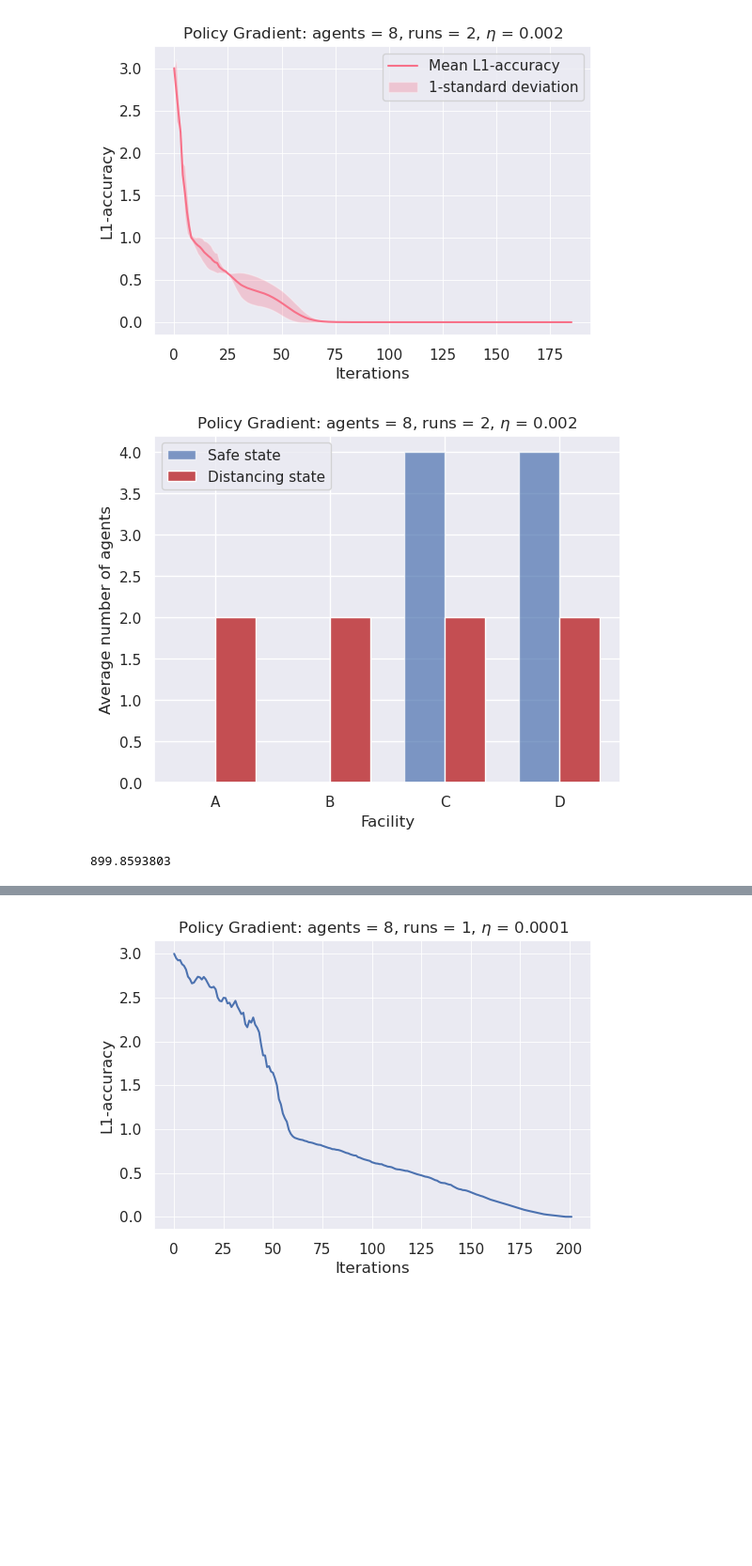
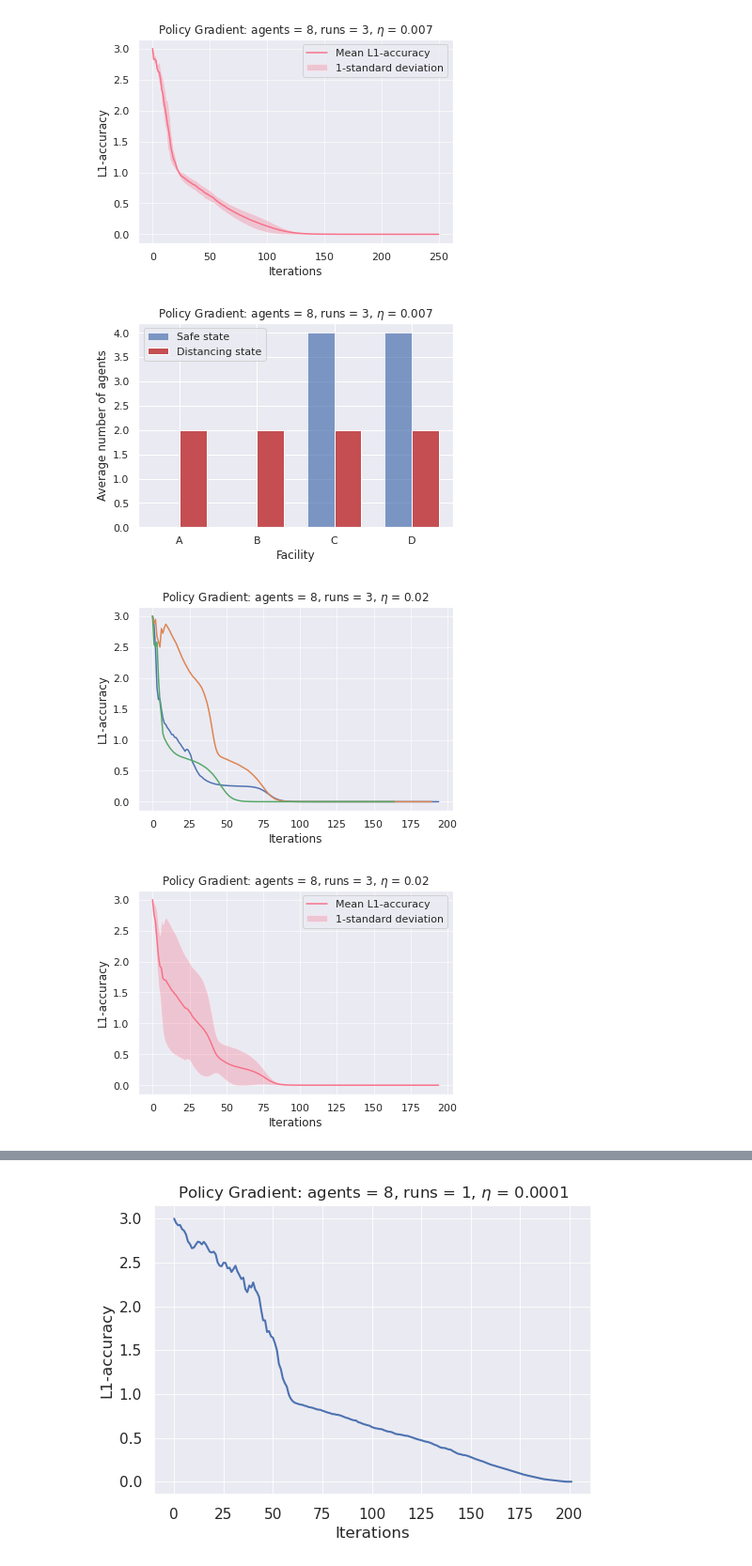
Before and after one commit to sundave1998/MPG_congestion, a Jupyter notebook: exp_npg.ipynb, the cells around one changed output, grey strips where cells are left out. Shown at 94% size. Cells and saved outputs as stored; diff of their text form; code cells hidden in the pictures; blank space fills up the shorter version.

```diff
--- a/exp_npg.ipynb
+++ b/exp_npg.ipynb
@@ -168,14 +249,23 @@ def get_accuracies(policy_hist):
         accuracies.append(this_acc)
     return accuracies
 # %%
-def full_experiment(runs,iters,eta,T,samples):
+def full_experiment(runs,iters,eta,T,samples, algorithm):
 
 
     densities = np.zeros((S,M))
 
     raw_accuracies = []
     for k in (range(runs)):
-        policy_hist = policy_gradient([0.5, 0.5],iters,0.99,eta,T,samples)
+        if algorithm == "NPG":
+            policy_hist = NPG_policy_gradient([0.5, 0.5],iters,0.99,eta,T,samples)
+        elif algorithm == "PG":
+            policy_hist = PG_policy_gradient([0.5, 0.5],iters,0.99,eta,T,samples)
+        elif algorithm == "PGA":
+            policy_hist = PGA_policy_gradient([0.5, 0.5],iters,0.99,eta,T,samples)
+        else:
+            raise NotImplementedError
+
+#         policy_hist = policy_gradient([0.5, 0.5],iters,0.99,eta,T,samples)
         raw_accuracies.append(get_accuracies(policy_hist))
 
         converged_policy = policy_hist[-1]
@@ -211,6 +301,8 @@ def full_experiment(runs,iters,eta,T,samples):
     #plt.close()
 
     plot_accuracies = np.nan_to_num(plot_accuracies)
+    if runs==1:
+        return plot_accuracies, fig2, _, _
     pmean = list(map(statistics.mean, zip(*plot_accuracies)))
     pstdv = list(map(statistics.stdev, zip(*plot_accuracies)))
 
@@ -250,4 +342,4 @@ def full_experiment(runs,iters,eta,T,samples):
    #plt.close()
     plt.show()
 
-    return fig1, fig2, fig3
+    return plot_accuracies, fig1, fig2, fig3
@@ -254,8 +366,22 @@ def full_experiment(runs,iters,eta,T,samples):
 # %%
-#full_experiment(10,1000,0.0001,20,10)
-full_experiment(2,250,0.002,20,10)
+runs = 3
+max_iters = 250
+# plot_accuracies, _, _, _ = full_experiment(runs,max_iters,0.0002,20,10, algorithm="NPG")
+# np.save("NPG_Proposed_runs_0002", plot_accuracies)
+# plot_accuracies, _, _, _ = full_experiment(runs,max_iters,0.0005,20,10, algorithm="NPG")
+# np.save("NPG_Proposed_runs_0005", plot_accuracies)
+plot_accuracies, _, _, _ = full_experiment(runs,max_iters,0.007,20,10, algorithm="NPG")
+np.save("NPG_Proposed_runs_007", plot_accuracies)
+# plot_accuracies, _, _, _ = full_experiment(runs,max_iters,0.002,20,10, algorithm="NPG")
+# np.save("NPG_Proposed_runs_002", plot_accuracies)
 
-myp_end = process_time()
-elapsed_time = myp_end - myp_start
-print(elapsed_time)
+plot_accuracies, _, _, _ = full_experiment(runs,max_iters,0.02,20,10, algorithm="NPG")
+np.save("NPG_Proposed_runs_02", plot_accuracies)
+
+
+# plot_accuracies, _, _, _ = full_experiment(runs,max_iters,0.002,20,10, algorithm="PG")
+# np.save("PG_Ding_runs", plot_accuracies)
+
+# plot_accuracies, _, _, _ = full_experiment(runs,max_iters,0.0001,20,10, algorithm="PGA")
+# np.save("PGA_Leonardos_runs", plot_accuracies)
 # %% [output]
@@ -263,3 +389,4 @@ print(elapsed_time)
-[figure, old version]
+[figure, new version]
-[figure, old version]
+[figure, new version]
-899.8593803
+[figure, added]
+[figure, added]
```
Also changed, not shown: parts of 5 cells of this notebook, 15 other files.
